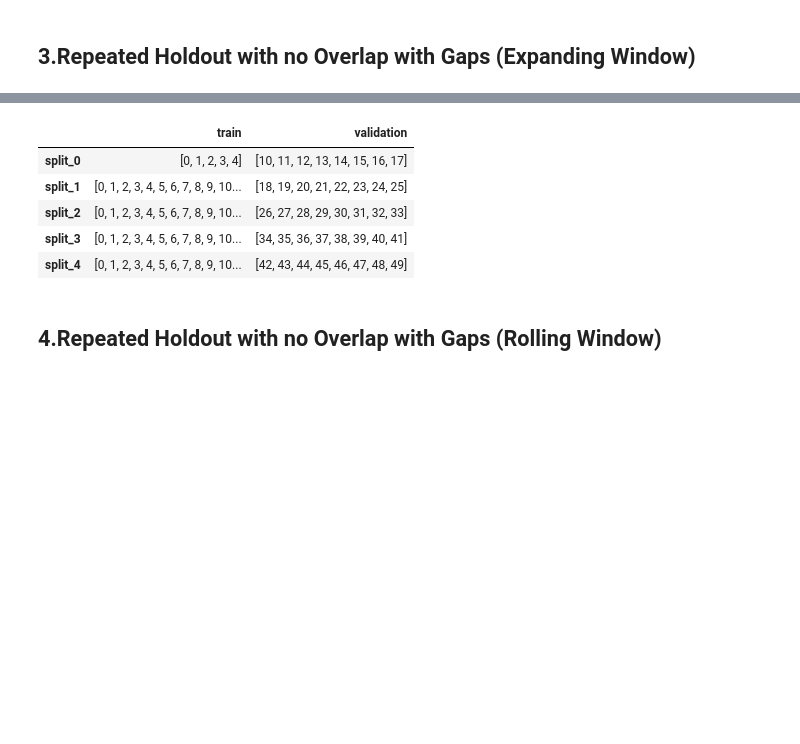
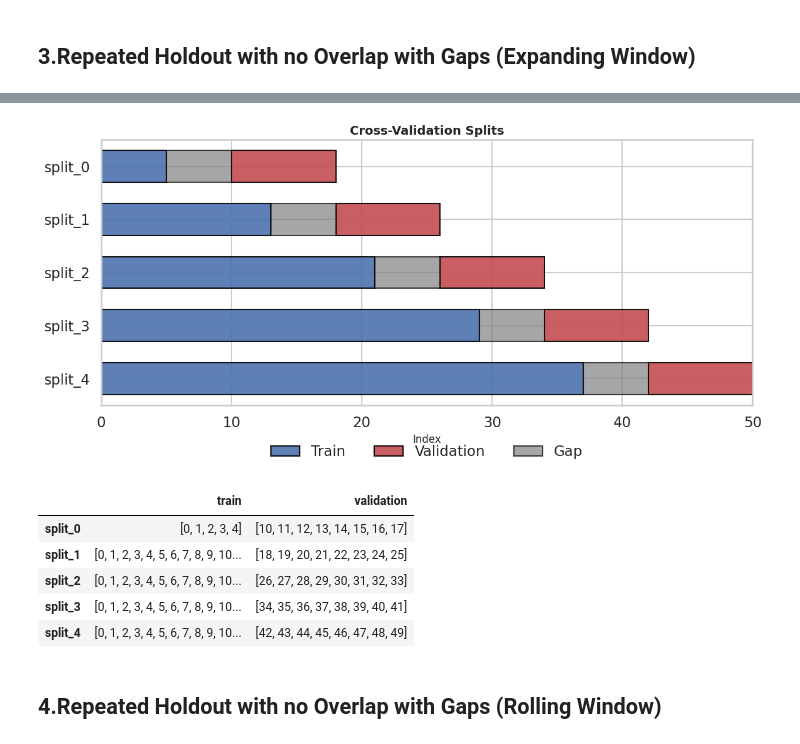
Before and after one commit to GeneSUN/time-series-analysis-toolkit, a Jupyter notebook: Validation_Strategies.ipynb, the cells around one changed output, grey strips where cells are left out. Drawn from its saved outputs; the diff is of its cells as text; code cells hidden in the pictures; blank space fills up the shorter version.

```diff
--- a/Validation_Strategies.ipynb
+++ b/Validation_Strategies.ipynb
@@ -197,10 +173,7 @@ display(datasets_df_pivoted)
 ## 3.Repeated Holdout with no Overlap with Gaps (Expanding Window)
 # %%
 cv = TimeSeriesSplit(n_splits=5, gap=5)
-fig, datasets = plot_temporal_cv_splits(cv, a)
-fig.update_layout(width=900, height=500)
-fig.show()
-
+datasets = plot_cv_splits(cv, a)
 datasets_df = pd.DataFrame(datasets)
 datasets_df_pivoted = datasets_df.T
 display(datasets_df_pivoted)
@@ -209,3 +181,4 @@ display(datasets_df_pivoted)
+[figure, added]
 |  | train | validation |
 | split_0 | [0, 1, 2, 3, 4] | [10, 11, 12, 13, 14, 15, 16, 17] |
 | split_1 | [0, 1, 2, 3, 4, 5, 6, 7, 8, 9, 10... | [18, 19, 20, 21, 22, 23, 24, 25] |
```
Also changed, not shown: parts of 12 cells of this notebook.
